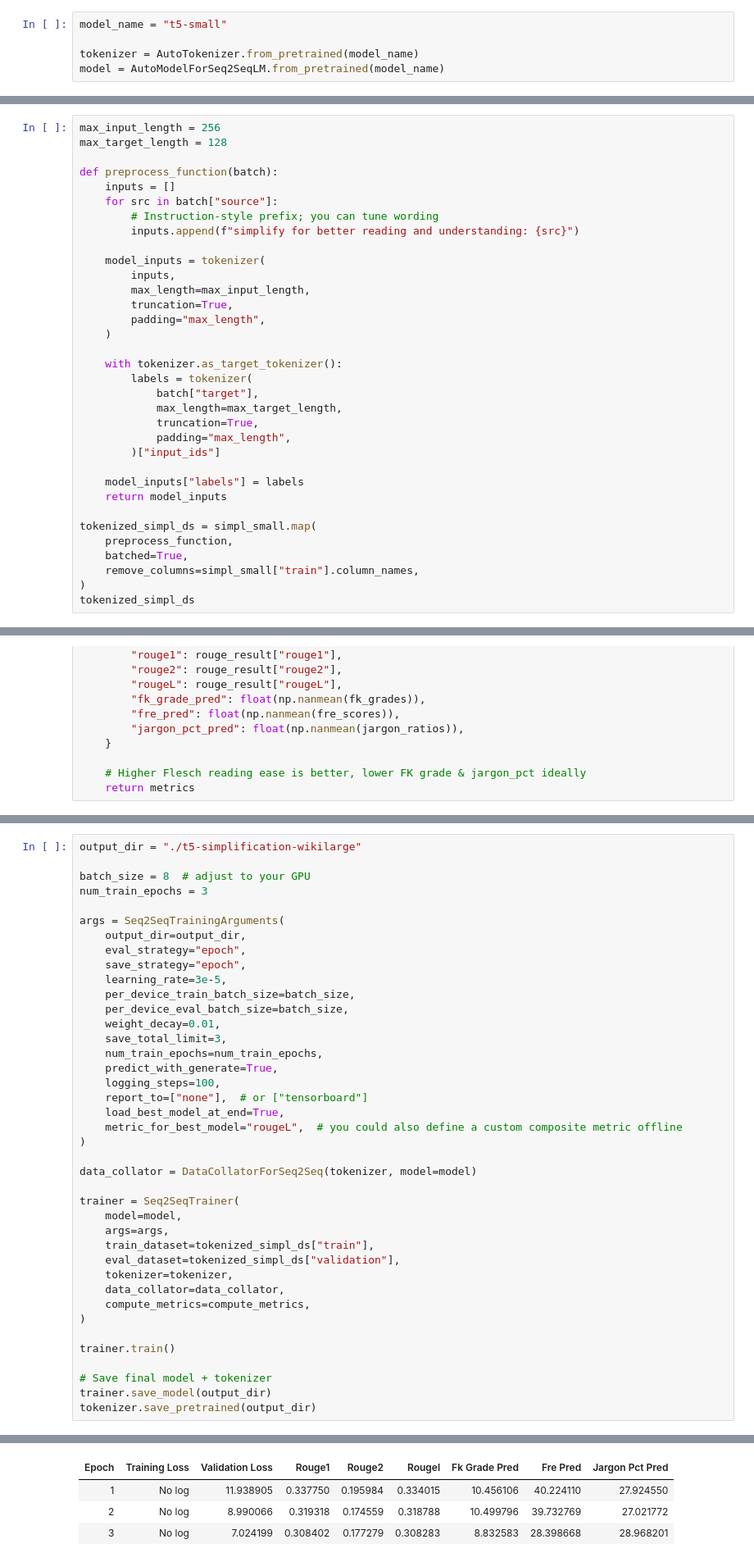
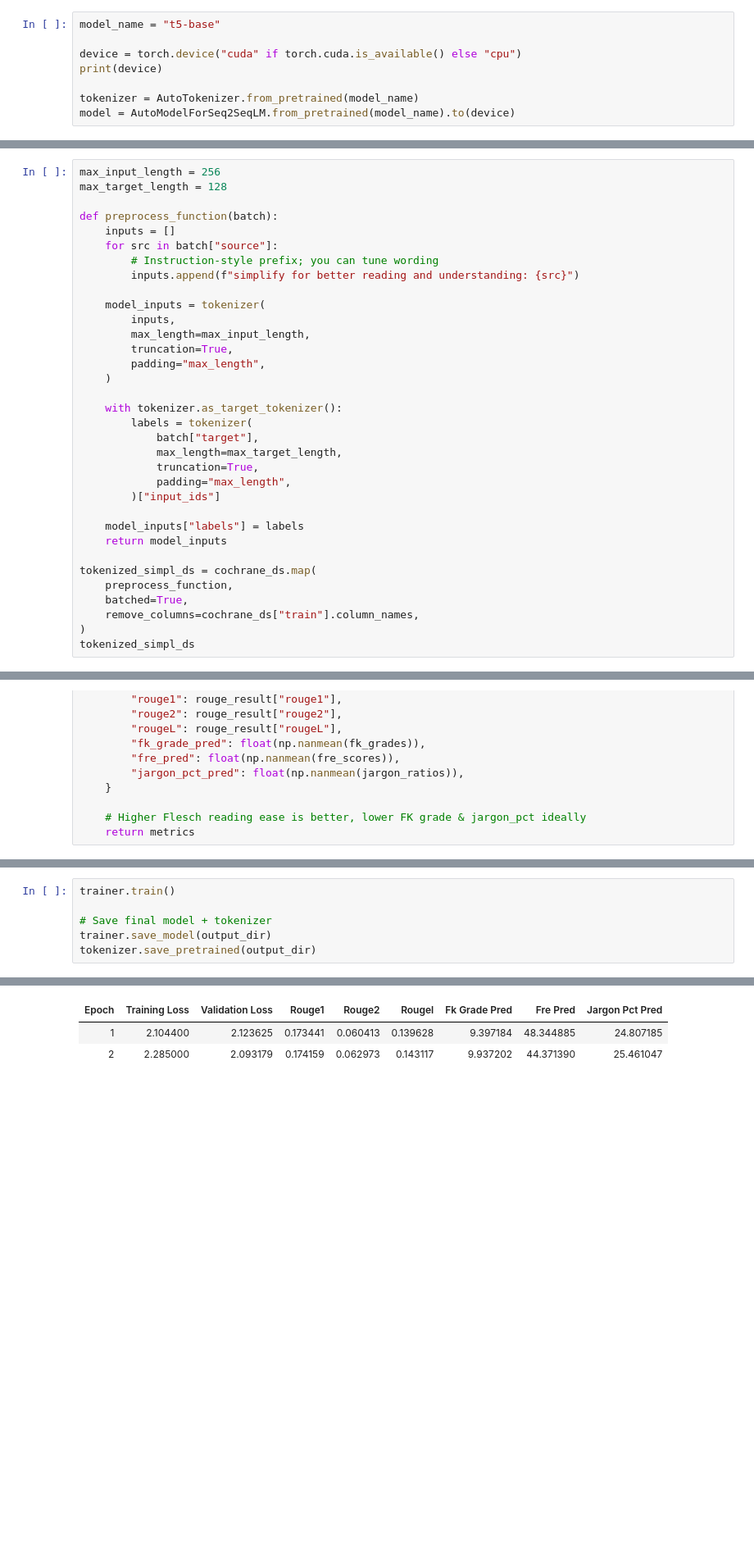
Before and after one commit to au-nlp/project-milestone-p2-group20, a Jupyter notebook: simplification-model.ipynb, the cells around one changed output, grey strips where cells are left out. Shown at 82% size. Drawn from its saved outputs; the diff is of its cells as text; blank space fills up the shorter version.

Commit message:
t5-simplification-cochrane

```diff
--- a/simplification-model.ipynb
+++ b/simplification-model.ipynb
@@ -40,5 +50,8 @@ print(simpl_small['train'][0])
 # %%
-model_name = "t5-small"
+model_name = "t5-base"
+
+device = torch.device("cuda" if torch.cuda.is_available() else "cpu")
+print(device)
 
 tokenizer = AutoTokenizer.from_pretrained(model_name)
-model = AutoModelForSeq2SeqLM.from_pretrained(model_name)
+model = AutoModelForSeq2SeqLM.from_pretrained(model_name).to(device)
@@ -106,10 +121,10 @@ def preprocess_function(batch):
     model_inputs["labels"] = labels
     return model_inputs
 
-tokenized_simpl_ds = simpl_small.map(
+tokenized_simpl_ds = cochrane_ds.map(
     preprocess_function,
     batched=True,
-    remove_columns=simpl_small["train"].column_names,
+    remove_columns=cochrane_ds["train"].column_names,
 )
 tokenized_simpl_ds
 # %% [output]
@@ -185,38 +361,4 @@ def compute_metrics(eval_preds):
 # %%
-output_dir = "./t5-simplification-wikilarge"
-
-batch_size = 8  # adjust to your GPU
-num_train_epochs = 3
-
-args = Seq2SeqTrainingArguments(
-    output_dir=output_dir,
-    eval_strategy="epoch",
-    save_strategy="epoch",
-    learning_rate=3e-5,
-    per_device_train_batch_size=batch_size,
-    per_device_eval_batch_size=batch_size,
-    weight_decay=0.01,
-    save_total_limit=3,
-    num_train_epochs=num_train_epochs,
-    predict_with_generate=True,
-    logging_steps=100,
-    report_to=["none"],  # or ["tensorboard"]
-    load_best_model_at_end=True,
-    metric_for_best_model="rougeL",  # you could also define a custom composite metric offline
-)
-
-data_collator = DataCollatorForSeq2Seq(tokenizer, model=model)
-
-trainer = Seq2SeqTrainer(
-    model=model,
-    args=args,
-    train_dataset=tokenized_simpl_ds["train"],
-    eval_dataset=tokenized_simpl_ds["validation"],
-    tokenizer=tokenizer,
-    data_collator=data_collator,
-    compute_metrics=compute_metrics,
-)
-
 trainer.train()
 
 # Save final model + tokenizer
@@ -227,5 +369,4 @@ tokenizer.save_pretrained(output_dir)
 | Epoch | Training Loss | Validation Loss | Rouge1 | Rouge2 | Rougel | Fk Grade Pred | Fre Pred | Jargon Pct Pred |
-| 1 | No log | 11.938905 | 0.337750 | 0.195984 | 0.334015 | 10.456106 | 40.224110 | 27.924550 |
-| 2 | No log | 8.990066 | 0.319318 | 0.174559 | 0.318788 | 10.499796 | 39.732769 | 27.021772 |
-| 3 | No log | 7.024199 | 0.308402 | 0.177279 | 0.308283 | 8.832583 | 28.398668 | 28.968201 |
+| 1 | 2.104400 | 2.123625 | 0.173441 | 0.060413 | 0.139628 | 9.397184 | 48.344885 | 24.807185 |
+| 2 | 2.285000 | 2.093179 | 0.174159 | 0.062973 | 0.143117 | 9.937202 | 44.371390 | 25.461047 |
 There were missing keys in the checkpoint model loaded: ['encoder.embed_tokens.weight', 'decoder.embed_tokens.weight', 'lm_head.weight'].
```
Also changed, not shown: parts of 19 cells of this notebook, 1 other file.
